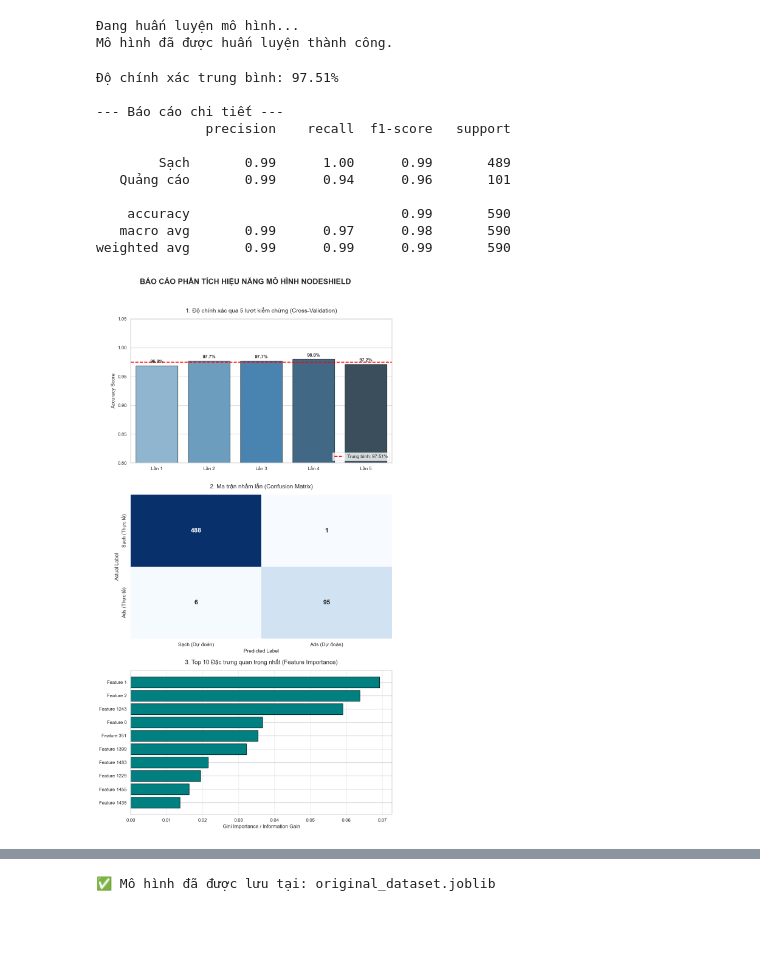
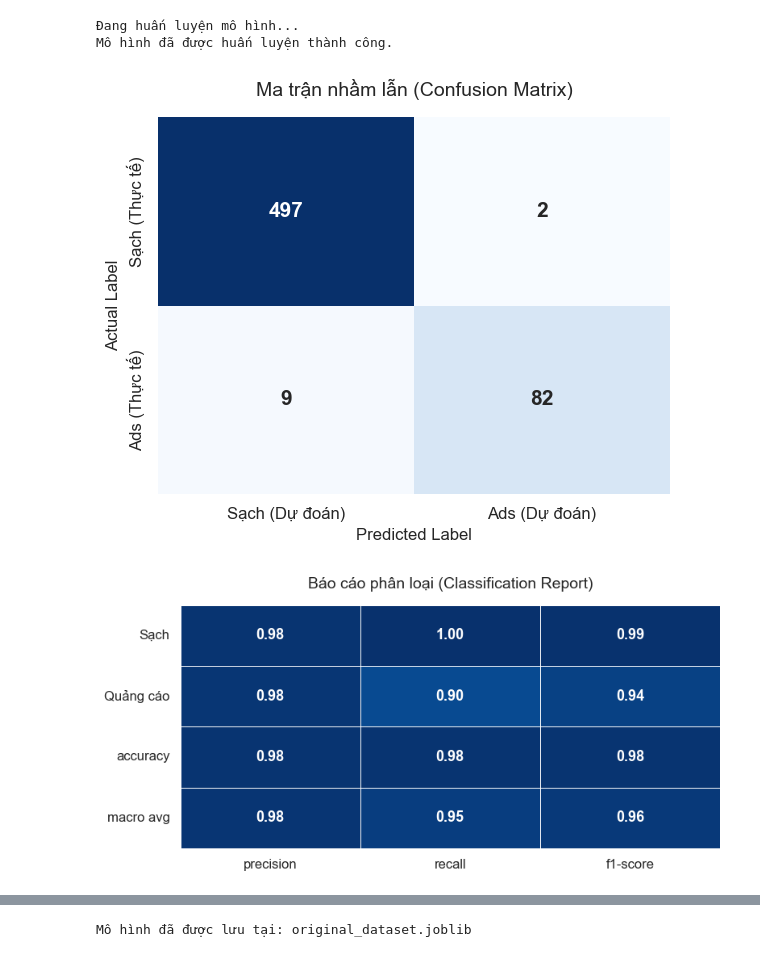
Before and after one commit to hoanglonglpgxxx/email-digest, a Jupyter notebook: final_adblocker/dataset1/demo1.ipynb, the cells around one changed output, grey strips where cells are left out. Cells and saved outputs as stored; diff of their text form; code cells hidden in the pictures; blank space fills up the shorter version.

```diff
--- a/final_adblocker/dataset1/demo1.ipynb
+++ b/final_adblocker/dataset1/demo1.ipynb
@@ -1,17 +1,18 @@
 # %%
-# Imports
+# Khai báo Thư viện & Cấu hình
 import pandas as pd
 import matplotlib.pyplot as plt
 import seaborn as sns
 from sklearn.metrics import classification_report, confusion_matrix
-from sklearn.model_selection import train_test_split, cross_val_score
+from sklearn.model_selection import train_test_split
 from sklearn.ensemble import RandomForestClassifier
 import joblib
 import time
 import numpy as np
 
-# Cấu hình hiển thị biểu đồ ngay trong IDE
+# Cấu hình biểu đồ
 %matplotlib inline
+sns.set_theme(style="whitegrid")
 # %%
 # Functions
 def load_and_clean_data(filepath="ad.data"):
@@ -142,32 +129,14 @@ print("Mô hình đã được huấn luyện thành công.")
 # %% [output]
 Đang huấn luyện mô hình...
 Mô hình đã được huấn luyện thành công.
-# %%
-# Step 4 + 5: Đánh giá và kiểm chứng
-cv_scores, cv_mean = evaluate_model(clf, X_train, y_train, X_test, y_test)
-y_pred = clf.predict(X_test)
-
-print(f"Độ chính xác trung bình: {cv_mean * 100:.2f}%")
-print("\n--- Báo cáo chi tiết ---")
-print(classification_report(y_test, y_pred, target_names=["Sạch", "Quảng cáo"]))
-# %% [output]
-Độ chính xác trung bình: 97.51%
-
---- Báo cáo chi tiết ---
-              precision    recall  f1-score   support
-
-        Sạch       0.99      1.00      0.99       489
-   Quảng cáo       0.99      0.94      0.96       101
-
-    accuracy                           0.99       590
-   macro avg       0.99      0.97      0.98       590
-weighted avg       0.99      0.99      0.99       590
 # %%
-# Trực quan hóa và Lưu trữ
-visualize_results(clf, y_test, y_pred, cv_scores, cv_mean)
+# Trực quan hóa Kết quả & Lưu trữ Mô hình
+y_pred = clf.predict(X_test)
+visualize_results(clf, y_test, y_pred)
 
-# Lưu mô hình
+# Lưu model
 joblib.dump(clf, "original_dataset.joblib")
-print("✅ Mô hình đã được lưu tại: original_dataset.joblib")
+print("Mô hình đã được lưu tại: original_dataset.joblib")
 # %% [output]
-[figure, old version]
+[figure, new version]
+[figure, added]
@@ -174 +144 @@ print("✅ Mô hình đã được lưu tại: original_dataset.joblib")
-✅ Mô hình đã được lưu tại: original_dataset.joblib
+Mô hình đã được lưu tại: original_dataset.joblib
```
Also changed, not shown: parts of 5 cells of this notebook, 18 other files.
